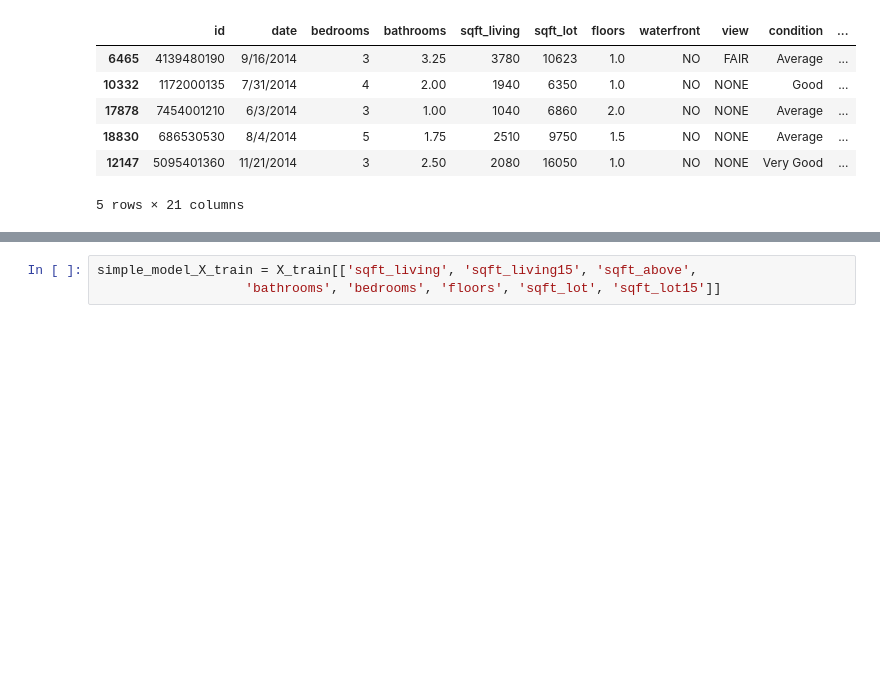
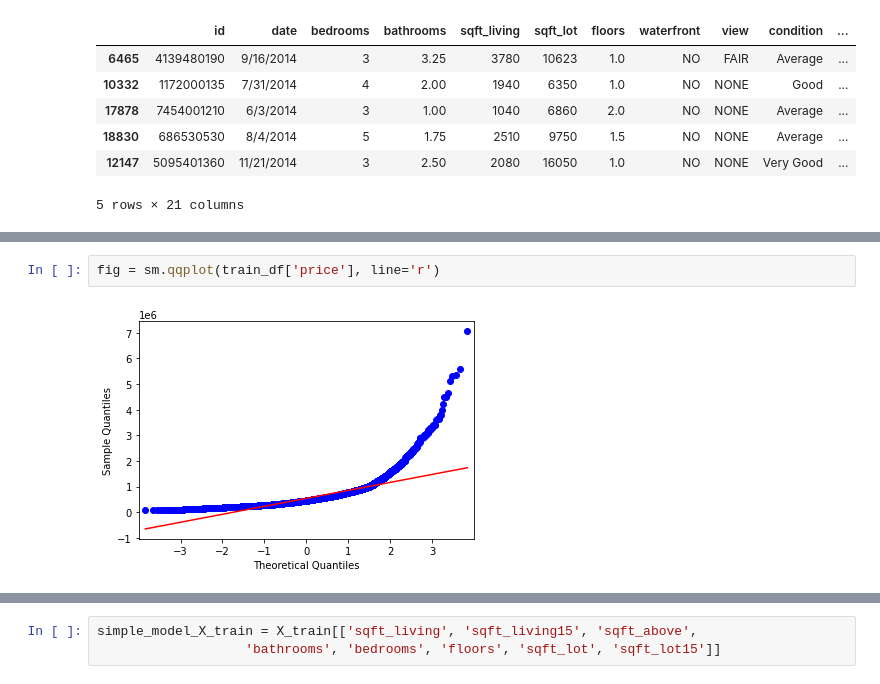
Before and after one commit to JenSans/Housing-Project, a Jupyter notebook: notebooks/Andrew/Andrew.ipynb, the cells around one changed output, grey strips where cells are left out. Saved outputs shown, nothing was run; the diff lists cells and outputs as text; blank space fills up the shorter version.

```diff
--- a/notebooks/Andrew/Andrew.ipynb
+++ b/notebooks/Andrew/Andrew.ipynb
@@ -111,0 +93,4 @@ train_df['yr_built'].hist()
+# %%
+fig = sm.qqplot(train_df['price'], line='r')
+# %% [output]
+[figure, added]
```
Also changed, not shown: parts of 30 cells of this notebook, 1 other file.
